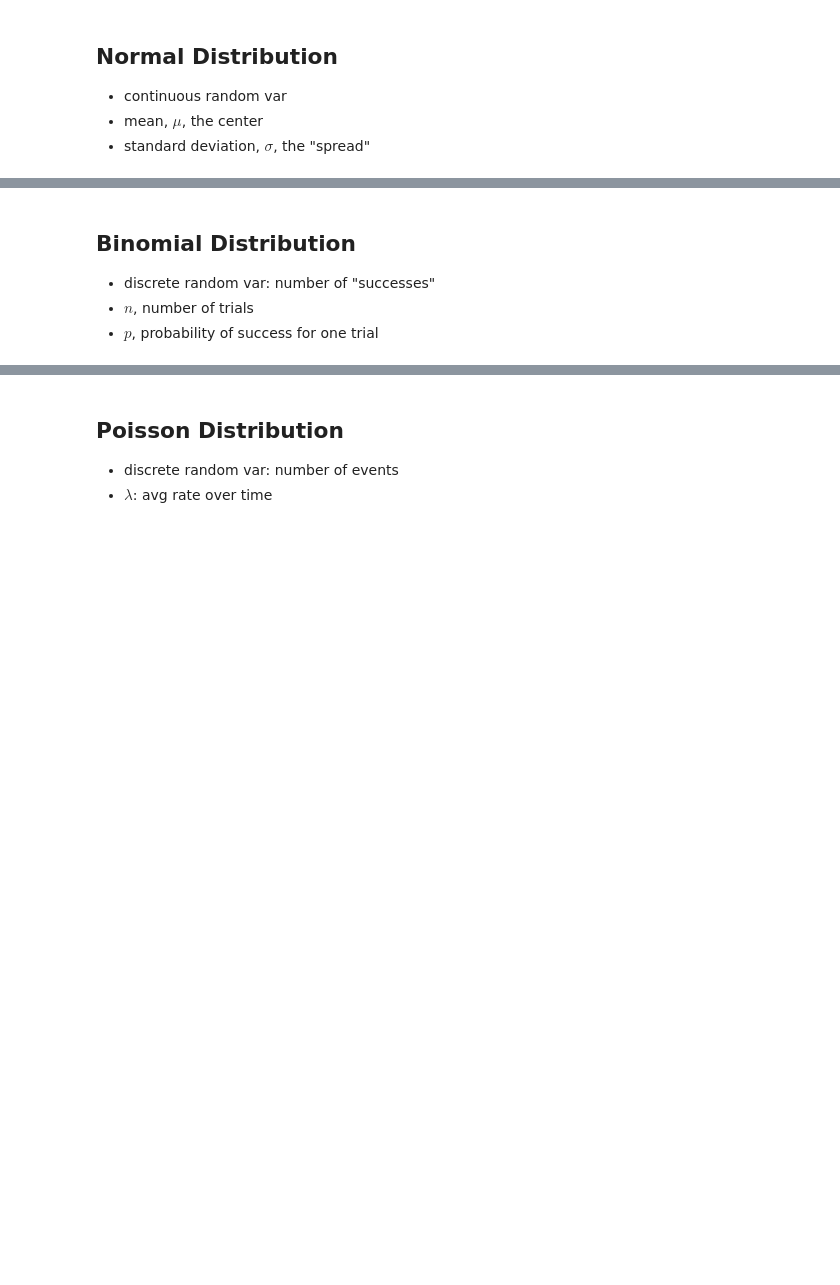
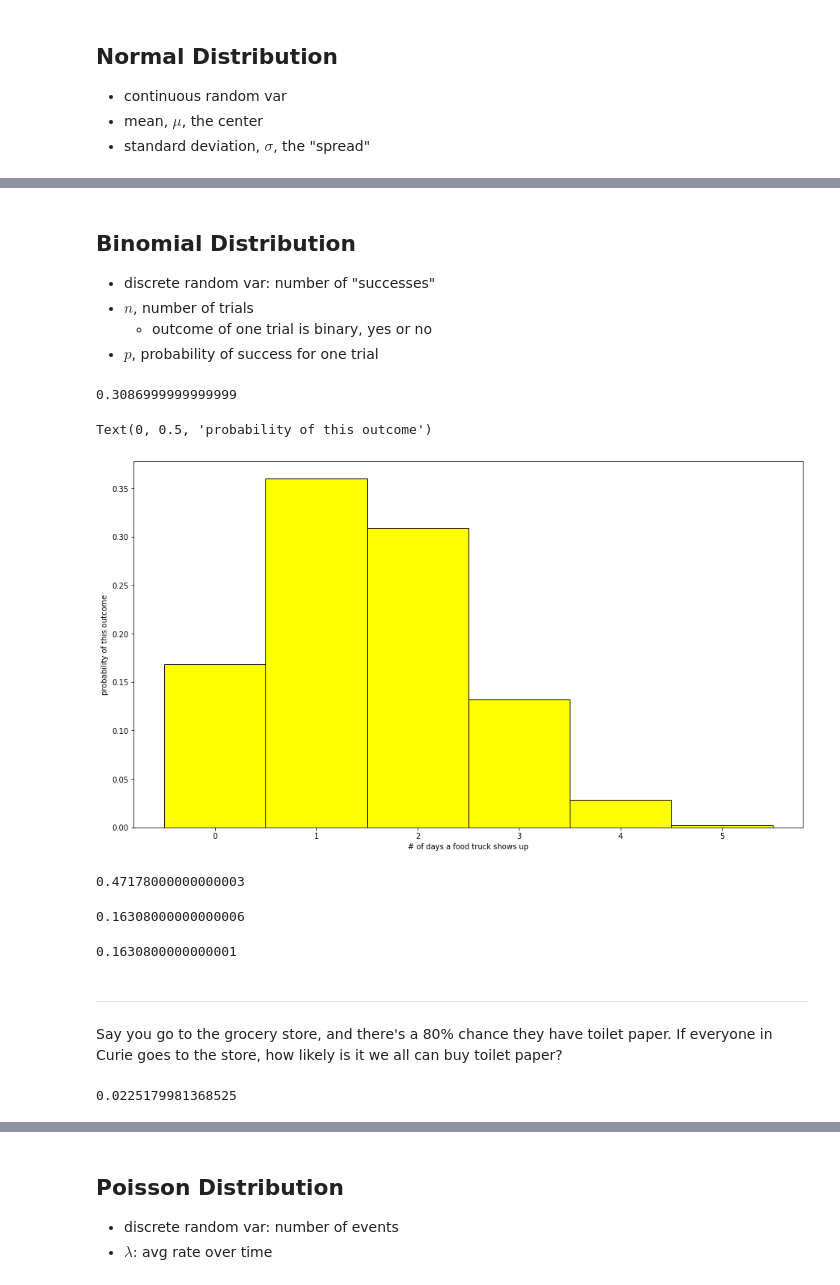
Before and after one commit to CodeupClassroom/curie-statistics-exercises, a Jupyter notebook: distributions-lesson.ipynb, the cells around one changed output, grey strips where cells are left out. Saved outputs shown, nothing was run; the diff lists cells and outputs as text; code cells hidden in the pictures; blank space fills up the shorter version.

```diff
--- a/distributions-lesson.ipynb
+++ b/distributions-lesson.ipynb
@@ -29,4 +182,63 @@ import matplotlib.pyplot as plt
 
 - discrete random var: number of "successes"
 - $n$, number of trials
+    - outcome of one trial is binary, yes or no
 - $p$, probability of success for one trial
+# %%
+# there's a 70 percent chance a food truck shows up.
+# What's the likelihood a food truck shows up 2 days out of the week?
+
+# outcome: # of days that a food truck shows up
+# n == 5
+# p == .70
+
+n = 5
+p = .3
+
+stats.binom(n, p).pmf(2)
+# %% [output]
+0.3086999999999999
+# %%
+plt.figure(figsize=(16, 9))
+x = np.arange(0, 6)
+y = stats.binom(n, p).pmf(x)
+
+plt.bar(x, y, width=1, ec='black', fc='yellow')
+plt.xlabel('# of days a food truck shows up')
+plt.ylabel('probability of this outcome')
+# %% [output]
+Text(0, 0.5, 'probability of this outcome')
+[figure, added]
+# %%
+# What's the likelihood that a food truck shows up 3 or less days out of the week?
+
+n = 5
+p = .7
+
+stats.binom(n, p).cdf(3)
+# %% [output]
+0.47178000000000003
+# %%
+# what's the likehood that a food truck shows up less than 3 days out of the week?
+# rephrase in order to use our functions
+# likelihood a food truck shows up 2 or less days out of the week
+stats.binom(n, p).cdf(2)
+# %% [output]
+0.16308000000000006
+# %%
+# P(less than 3 days) is equal to
+# P(3 or less days) - P(3)
+stats.binom(n, p).cdf(3) - stats.binom(n, p).pmf(3)
+# %% [output]
+0.1630800000000001
+# %% [markdown]
+---
+
+Say you go to the grocery store, and there's a 80% chance they have toilet paper. If everyone in Curie goes to the store, how likely is it we all can buy toilet paper?
+# %%
+n = 17
+p = .8
+
+stats.binom(n, p).pmf(n) # likelihood that all trials are successes
+# %% [output]
+0.0225179981368525
```
Also changed, not shown: parts of 25 cells of this notebook.
